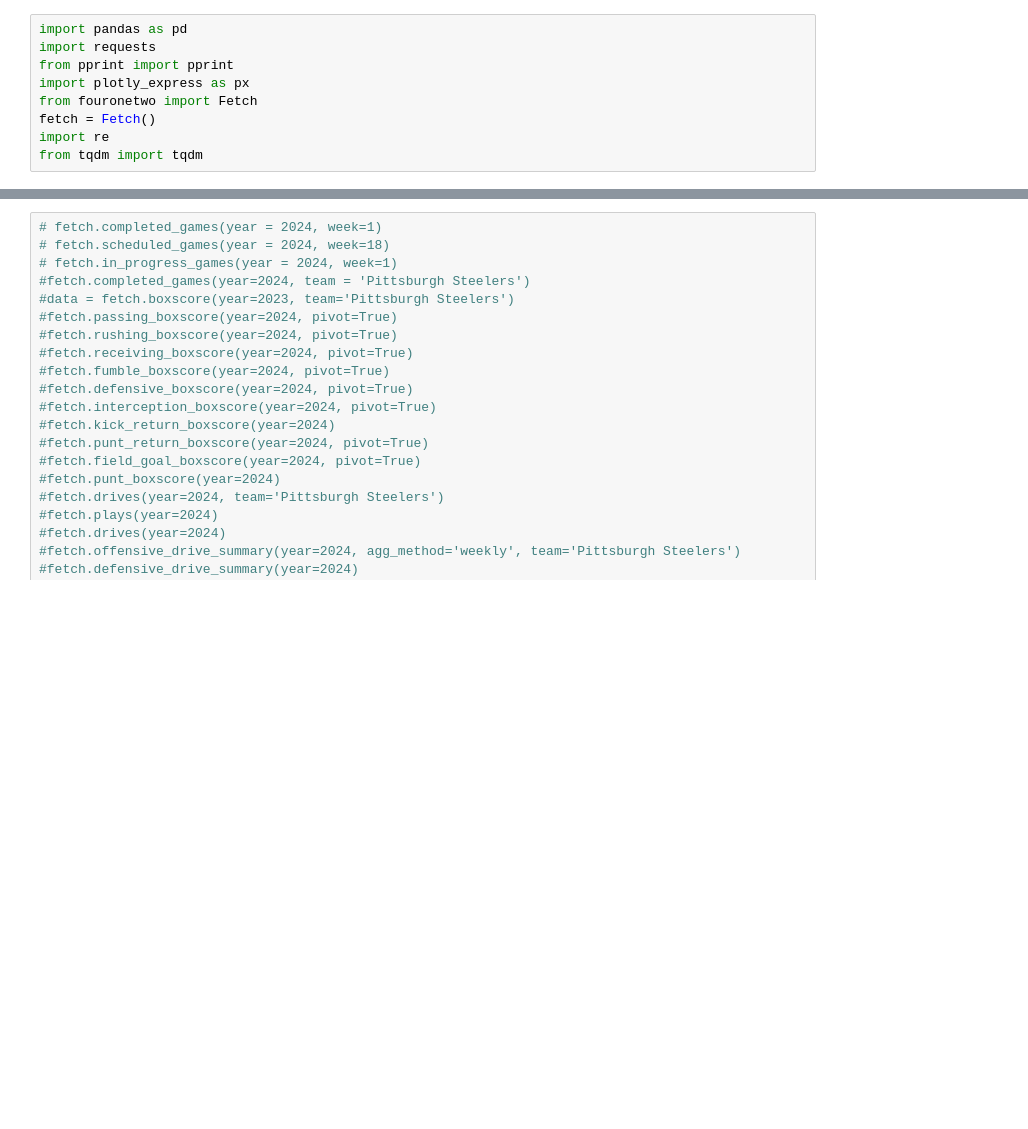
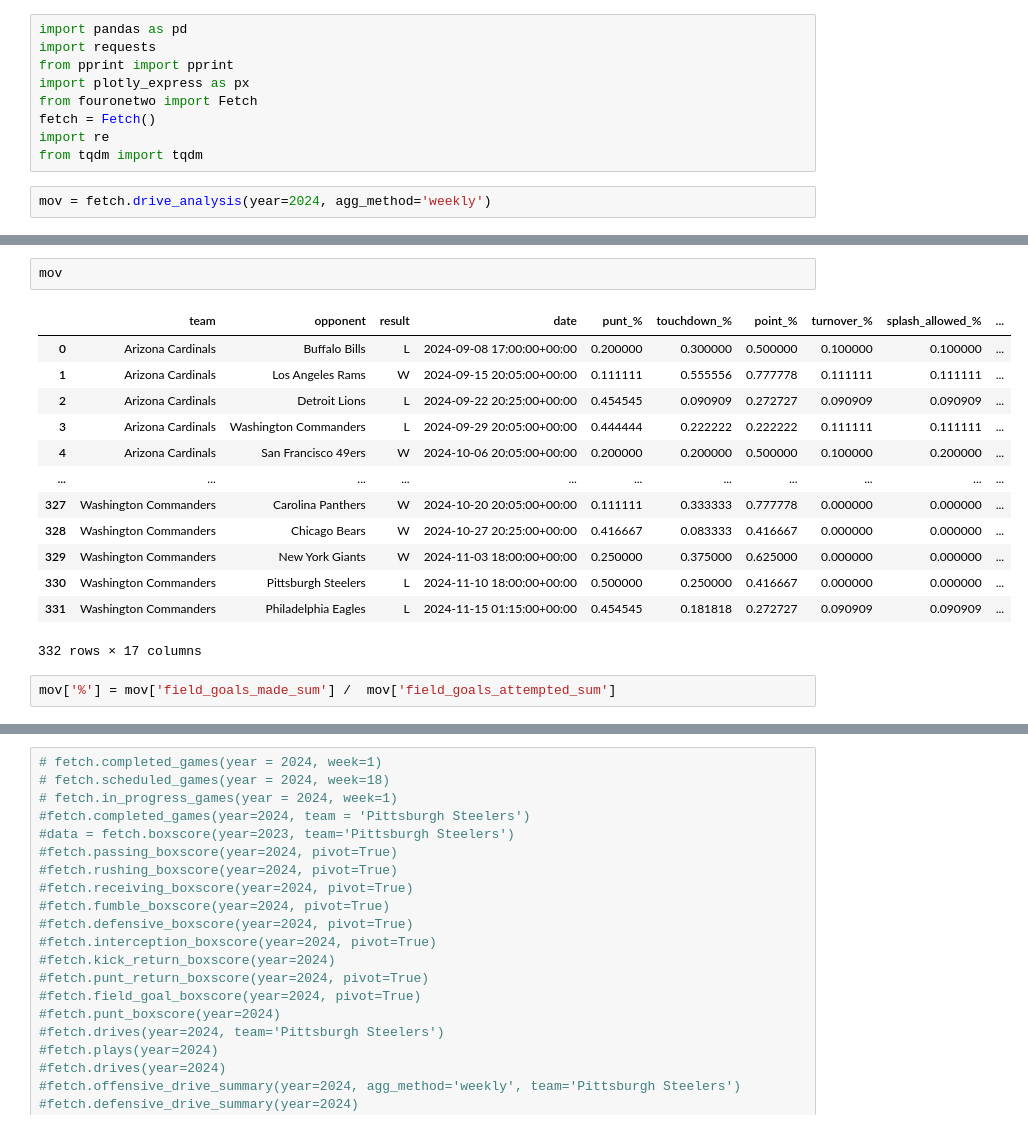
Before and after one commit to ajpaladi/412analytics, a Jupyter notebook: fouronetwo_testing.ipynb, the cells around one changed output, grey strips where cells are left out. Drawn from its saved outputs; the diff is of its cells as text; blank space fills up the shorter version.

```diff
--- a/fouronetwo_testing.ipynb
+++ b/fouronetwo_testing.ipynb
@@ -7,3 +7,5 @@ from fouronetwo import Fetch
 fetch = Fetch()
 import re
 from tqdm import tqdm
+# %%
+mov = fetch.drive_analysis(year=2024, agg_method='weekly')
@@ -9,0 +49,18 @@ from tqdm import tqdm
+# %%
+mov
+# %% [output]
+|  | team | opponent | result | date | punt_% | touchdown_% | point_% | turnover_% | splash_allowed_% | ... |
+| 0 | Arizona Cardinals | Buffalo Bills | L | 2024-09-08 17:00:00+00:00 | 0.200000 | 0.300000 | 0.500000 | 0.100000 | 0.100000 | ... |
+| 1 | Arizona Cardinals | Los Angeles Rams | W | 2024-09-15 20:05:00+00:00 | 0.111111 | 0.555556 | 0.777778 | 0.111111 | 0.111111 | ... |
+| 2 | Arizona Cardinals | Detroit Lions | L | 2024-09-22 20:25:00+00:00 | 0.454545 | 0.090909 | 0.272727 | 0.090909 | 0.090909 | ... |
+| 3 | Arizona Cardinals | Washington Commanders | L | 2024-09-29 20:05:00+00:00 | 0.444444 | 0.222222 | 0.222222 | 0.111111 | 0.111111 | ... |
+| 4 | Arizona Cardinals | San Francisco 49ers | W | 2024-10-06 20:05:00+00:00 | 0.200000 | 0.200000 | 0.500000 | 0.100000 | 0.200000 | ... |
+| ... | ... | ... | ... | ... | ... | ... | ... | ... | ... | ... |
+| 327 | Washington Commanders | Carolina Panthers | W | 2024-10-20 20:05:00+00:00 | 0.111111 | 0.333333 | 0.777778 | 0.000000 | 0.000000 | ... |
+| 328 | Washington Commanders | Chicago Bears | W | 2024-10-27 20:25:00+00:00 | 0.416667 | 0.083333 | 0.416667 | 0.000000 | 0.000000 | ... |
+| 329 | Washington Commanders | New York Giants | W | 2024-11-03 18:00:00+00:00 | 0.250000 | 0.375000 | 0.625000 | 0.000000 | 0.000000 | ... |
+| 330 | Washington Commanders | Pittsburgh Steelers | L | 2024-11-10 18:00:00+00:00 | 0.500000 | 0.250000 | 0.416667 | 0.000000 | 0.000000 | ... |
+| 331 | Washington Commanders | Philadelphia Eagles | L | 2024-11-15 01:15:00+00:00 | 0.454545 | 0.181818 | 0.272727 | 0.090909 | 0.090909 | ... |
+332 rows × 17 columns
+# %%
+mov['%'] = mov['field_goals_made_sum'] /  mov['field_goals_attempted_sum']
```
Also changed, not shown: parts of 21 cells of this notebook, 6 other files.
